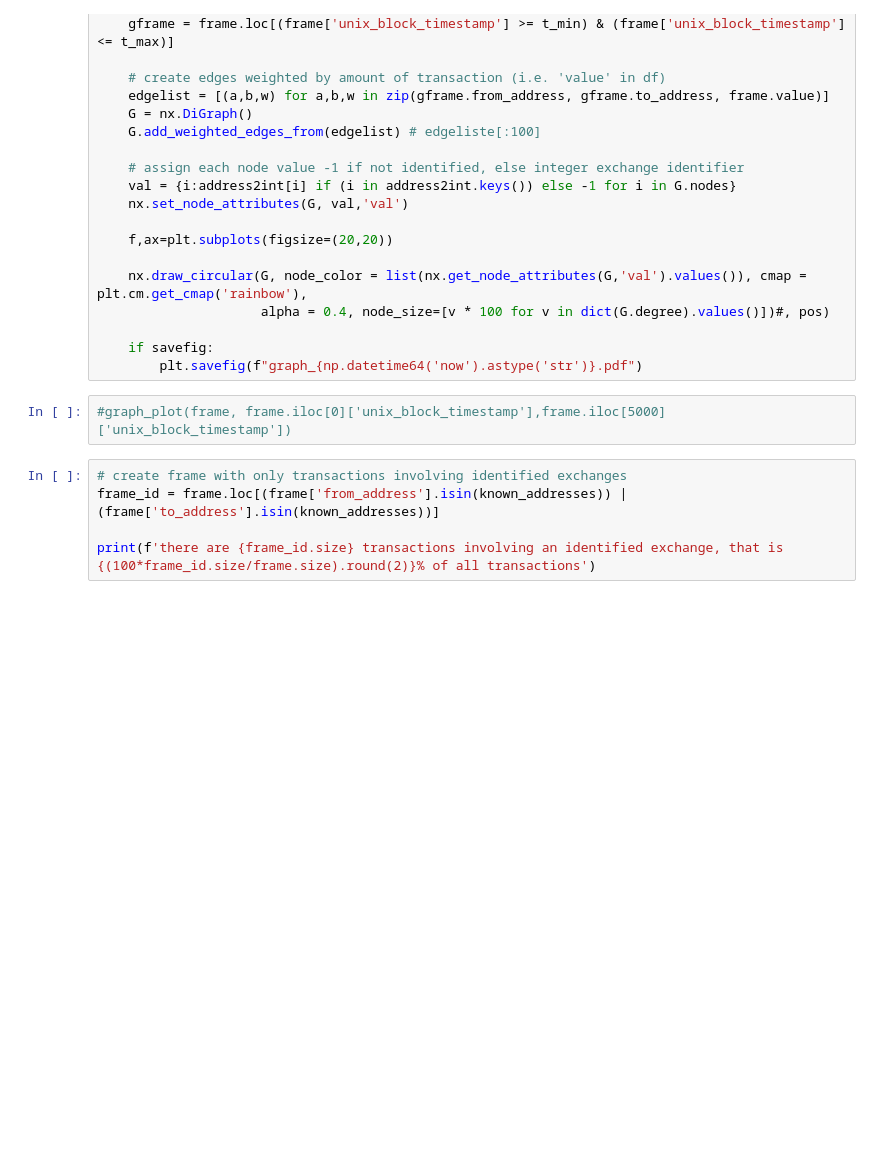
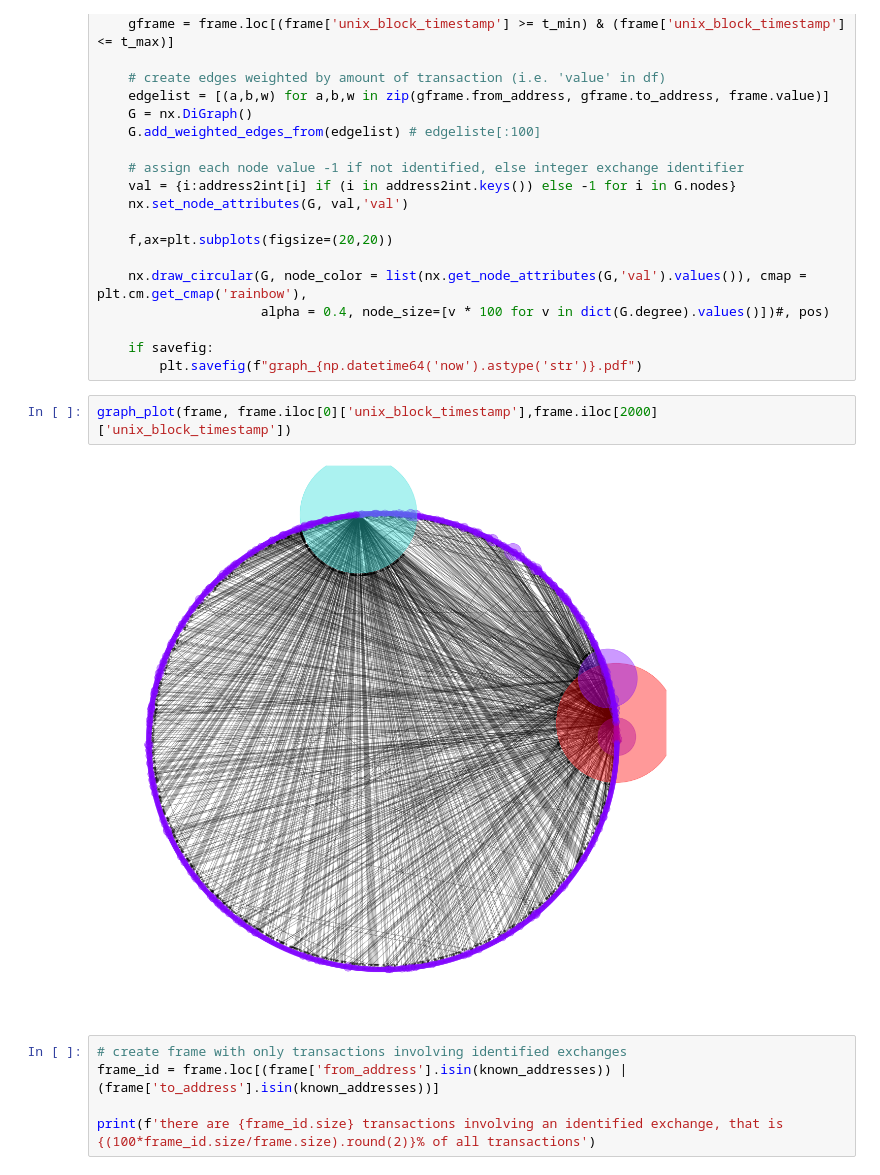
Before and after one commit to jjbl99/DL_ens, a Jupyter notebook: data_visualisation.ipynb, the cells around one changed output. Saved outputs shown, nothing was run; the diff lists cells and outputs as text; blank space fills up the shorter version.

```diff
--- a/data_visualisation.ipynb
+++ b/data_visualisation.ipynb
@@ -313,7 +313,9 @@ def graph_plot(frame, t_min, t_max, savefig=False):
     if savefig:
         plt.savefig(f"graph_{np.datetime64('now').astype('str')}.pdf")
 # %%
-#graph_plot(frame, frame.iloc[0]['unix_block_timestamp'],frame.iloc[5000]['unix_block_timestamp'])
+graph_plot(frame, frame.iloc[0]['unix_block_timestamp'],frame.iloc[2000]['unix_block_timestamp'])
+# %% [output]
+[figure, added]
 # %%
 # create frame with only transactions involving identified exchanges
 frame_id = frame.loc[(frame['from_address'].isin(known_addresses)) | (frame['to_address'].isin(known_addresses))]
```
Also changed, not shown: parts of 3 cells of this notebook.
